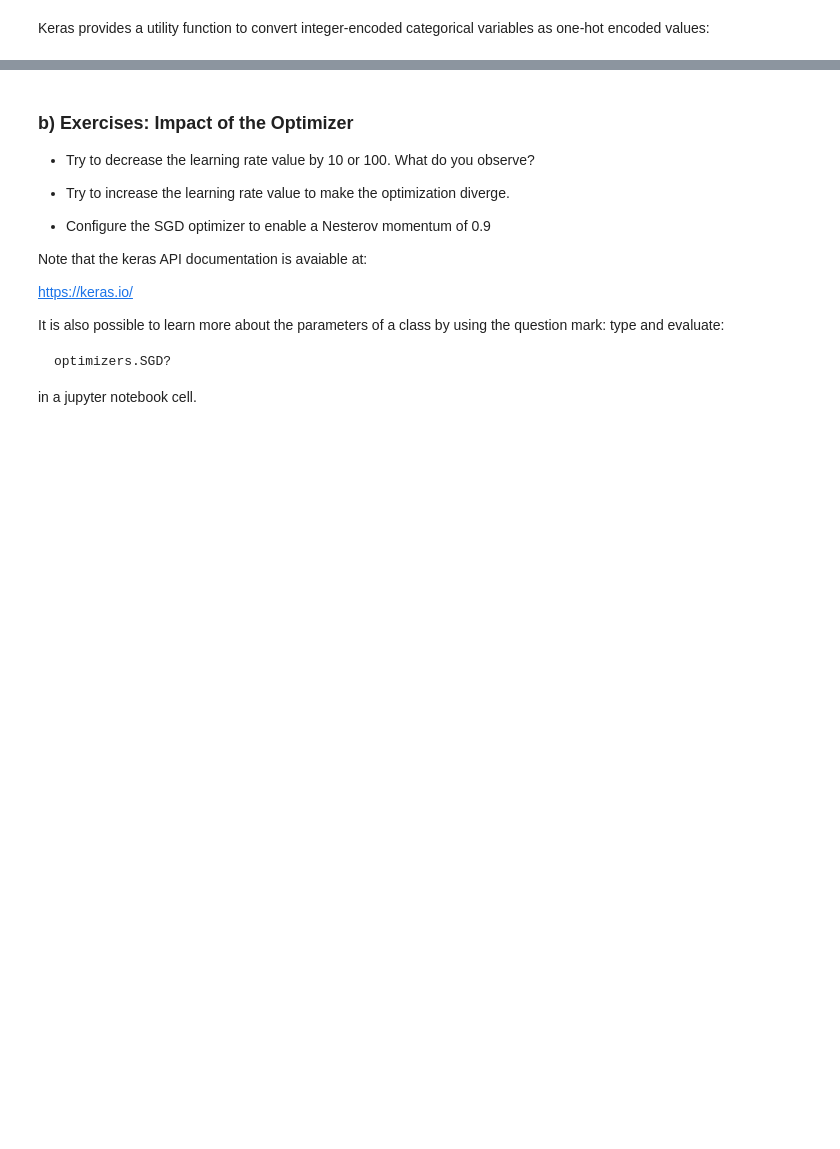
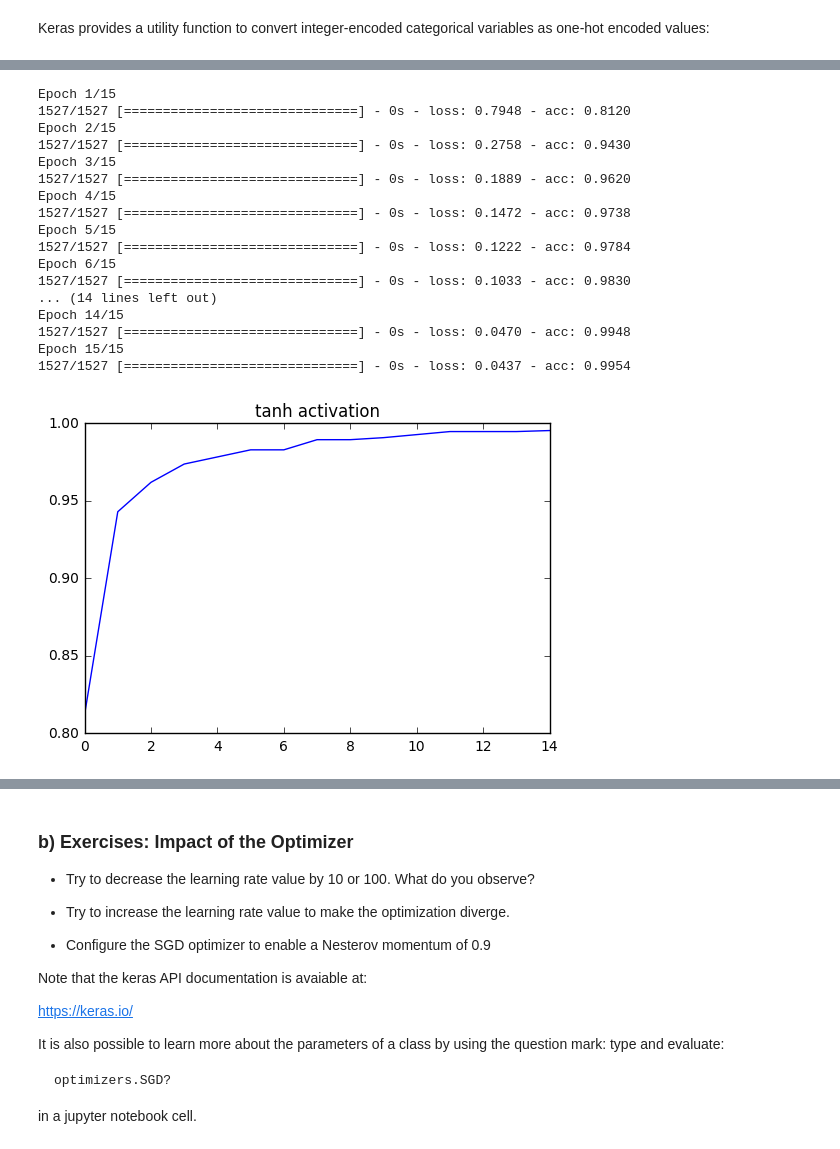
Before and after one commit to petermartigny/Deep-Learning, a Jupyter notebook: Labs/lab_1/01_backprop/Intro_MLP_numpy_tensorflow.ipynb, the cells around one changed output, grey strips where cells are left out. Drawn from its saved outputs; the diff is of its cells as text; code cells hidden in the pictures; blank space fills up the shorter version.

```diff
--- a/Labs/lab_1/01_backprop/Intro_MLP_numpy_tensorflow.ipynb
+++ b/Labs/lab_1/01_backprop/Intro_MLP_numpy_tensorflow.ipynb
@@ -112,0 +157,34 @@ model.fit(X_train, Y_train, nb_epoch=15, batch_size=32)
+# %%
+model = Sequential()
+model.add(Dense(H, input_dim=N))
+model.add(Activation("tanh"))
+model.add(Dense(K))
+model.add(Activation("softmax"))
+
+model.compile(optimizer=optimizers.SGD(lr=0.1),
+              loss='categorical_crossentropy', metrics=['accuracy'])
+
+history = model.fit(X_train, Y_train, nb_epoch=15, batch_size=32)
+
+plt.plot(history.history['acc'])
+plt.title('tanh activation')
+plt.show()
+# %% [output]
+Epoch 1/15
+1527/1527 [==============================] - 0s - loss: 0.7948 - acc: 0.8120
+Epoch 2/15
+1527/1527 [==============================] - 0s - loss: 0.2758 - acc: 0.9430
+Epoch 3/15
+1527/1527 [==============================] - 0s - loss: 0.1889 - acc: 0.9620
+Epoch 4/15
+1527/1527 [==============================] - 0s - loss: 0.1472 - acc: 0.9738
+Epoch 5/15
+1527/1527 [==============================] - 0s - loss: 0.1222 - acc: 0.9784
+Epoch 6/15
+1527/1527 [==============================] - 0s - loss: 0.1033 - acc: 0.9830
+... (14 lines left out)
+Epoch 14/15
+1527/1527 [==============================] - 0s - loss: 0.0470 - acc: 0.9948
+Epoch 15/15
+1527/1527 [==============================] - 0s - loss: 0.0437 - acc: 0.9954
+[figure, added]
```
Also changed, not shown: parts of 55 cells of this notebook, 20 other files.
